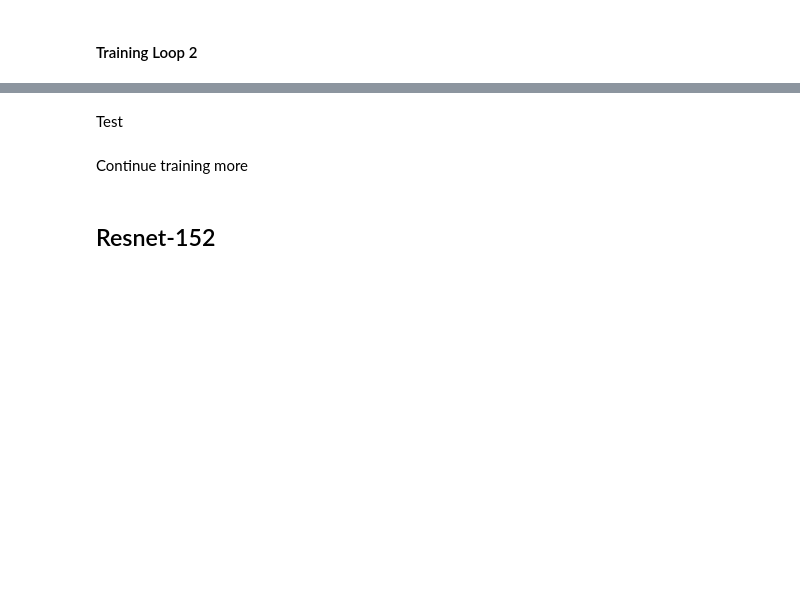
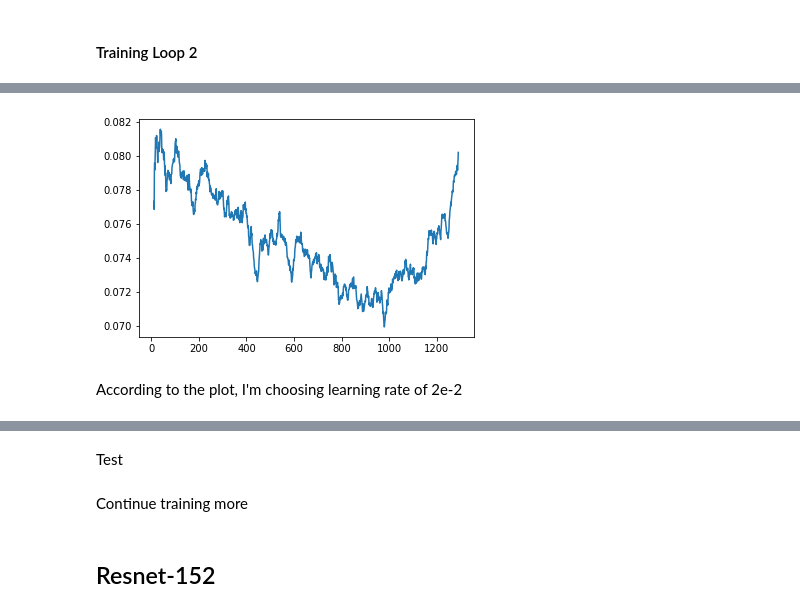
Before and after one commit to shik3519/deep-learning, a Jupyter notebook: isazi/001-nih-resnet50-ft.ipynb, the cells around one changed output, grey strips where cells are left out. Drawn from its saved outputs; the diff is of its cells as text; code cells hidden in the pictures; blank space fills up the shorter version.

```diff
--- a/isazi/001-nih-resnet50-ft.ipynb
+++ b/isazi/001-nih-resnet50-ft.ipynb
@@ -391,0 +363,4 @@ lrf = learn.lr_find(lr_current)
+# %%
+learn.sched.plot_loss() #Loss vs iteration
+# %% [output]
+[figure, added]
@@ -391,0 +369,2 @@ lrf = learn.lr_find(lr_current)
+# %% [markdown]
+According to the plot, I'm choosing learning rate of 2e-2
```
Also changed, not shown: parts of 18 cells of this notebook.
